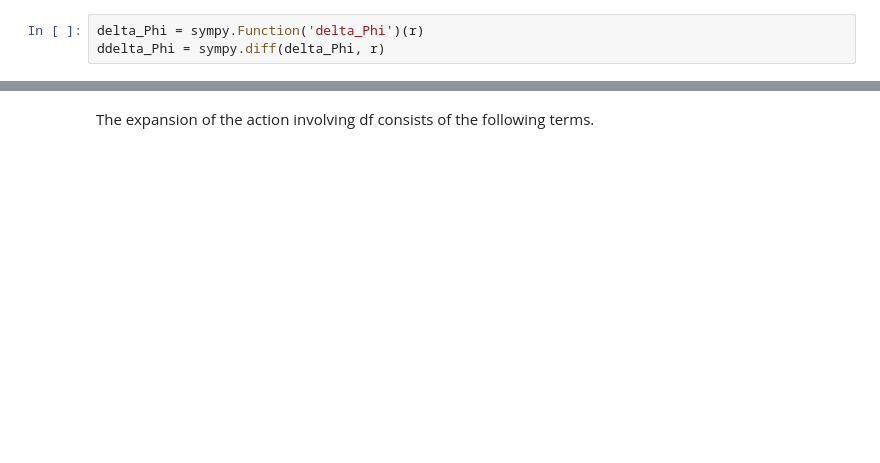
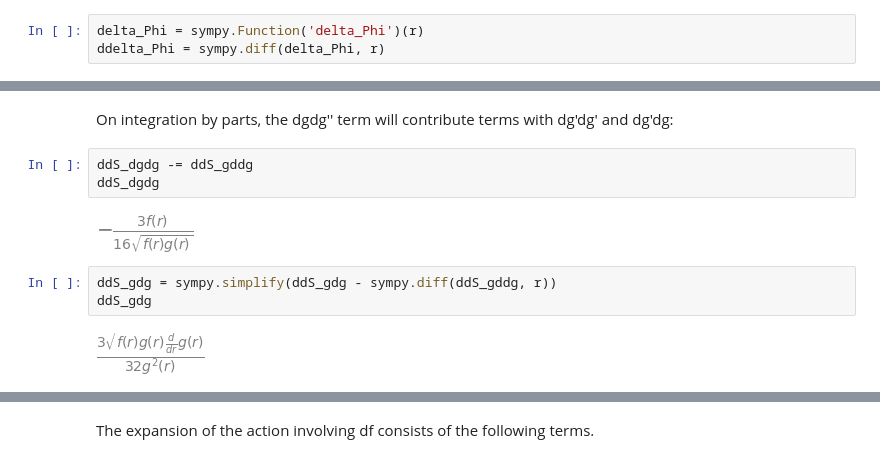
Before and after one commit to jchryssanthacopoulos/wormholes, a Jupyter notebook: second_order_action_analysis.ipynb, the cells around one changed output, grey strips where cells are left out. Drawn from its saved outputs; the diff is of its cells as text; blank space fills up the shorter version.

```diff
--- a/second_order_action_analysis.ipynb
+++ b/second_order_action_analysis.ipynb
@@ -76,0 +79,12 @@ In this case, q = delta_Phi.
+# %% [markdown]
+On integration by parts, the dgdg'' term will contribute terms with dg'dg' and dg'dg:
+# %%
+ddS_dgdg -= ddS_gddg
+ddS_dgdg
+# %% [output]
+[figure, added]
+# %%
+ddS_gdg = sympy.simplify(ddS_gdg - sympy.diff(ddS_gddg, r))
+ddS_gdg
+# %% [output]
+[figure, added]
```
Also changed, not shown: parts of 70 cells of this notebook, 2 other files.
